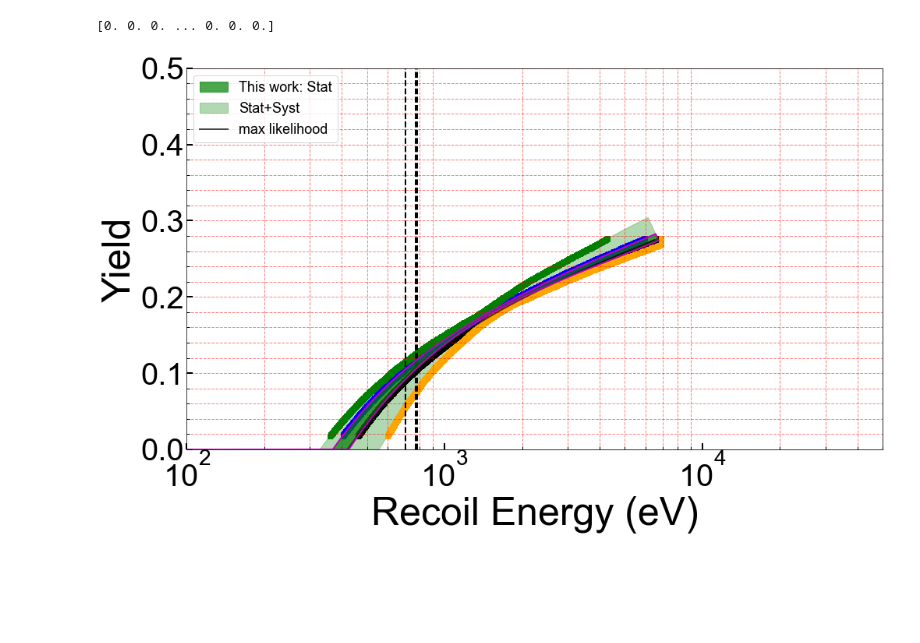
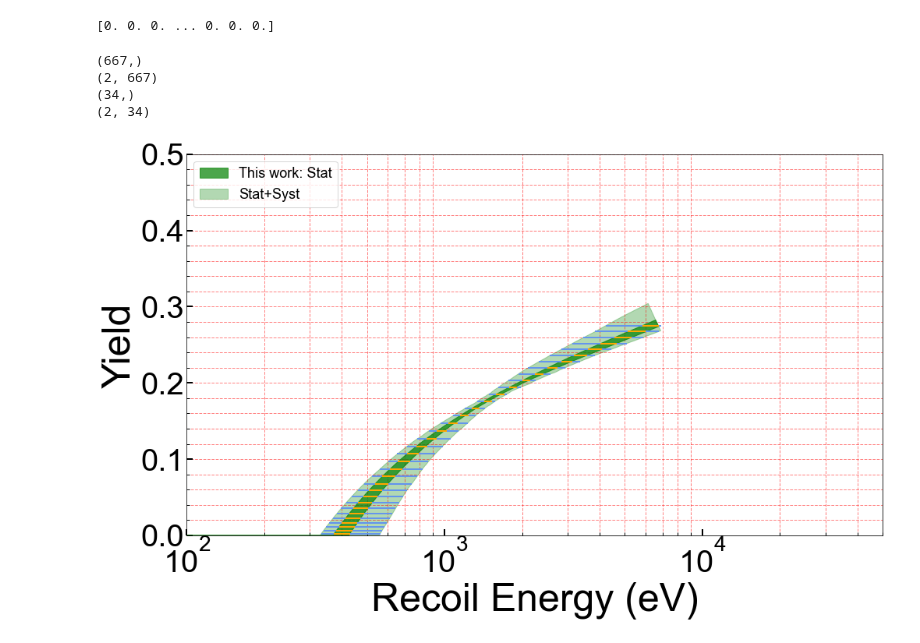
Before and after one commit to villano-lab/nrSiCap, a Jupyter notebook: 1-PRD_Figures/plot_final_yield.ipynb, the cells around one changed output. Cells and saved outputs as stored; diff of their text form; code cells hidden in the pictures; blank space fills up the shorter version.

```diff
--- a/1-PRD_Figures/plot_final_yield.ipynb
+++ b/1-PRD_Figures/plot_final_yield.ipynb
@@ -227,8 +227,8 @@ vEl_looseU = vEl_loose[cErange]
 vEh_looseU = vEh_loose[cErange]
 vEl_tightU = vEl_tight[cErange]
 vEh_tightU = vEh_tight[cErange]
-vExerr_looseU = [vErU-vEl_looseU,vEh_looseU-vErU]
-vExerr_tightU = [vErU-vEl_tightU,vEh_tightU-vErU]
+vExerr_looseU = np.asarray([vErU-vEl_looseU,vEh_looseU-vErU])
+vExerr_tightU = np.asarray([vErU-vEl_tightU,vEh_tightU-vErU])
 
 #get the yield
 vYU = ySor(vErU)
@@ -242,44 +242,57 @@ plot_alphas=[0.7,0.3]
 plot_zorders=[2,1,0]
 plot_labels=['This work: Stat','Stat+Syst']#,'+BurstSyst']
 
 vEr = np.linspace(400,6500,1000)
 #print(ySor(vEr))
 
 
-plt.axvline(783,color='k',linestyle="--")
-plt.axvline(774,color='k',linestyle="--")
-plt.axvline(706,color='k',linestyle="--")
+#plt.axvline(783,color='k',linestyle="--")
+#plt.axvline(774,color='k',linestyle="--")
+#plt.axvline(706,color='k',linestyle="--")
 plt.grid(color='r', linestyle='--', linewidth=1,axis="y",which="both",alpha=0.5)
 plt.grid(color='r', linestyle='--', linewidth=1,axis="x",which="Minor",alpha=0.5)
 
 for i,RQi in enumerate(RQss):
     Er_Ycalc_plot=np.concatenate((RQi['Er_Ycalc'][0][:1],RQi['Er_Ycalc'][1],RQi['Er_Ycalc'][0][-1:],RQi['Er_Ycalc'][2][::-1]))
     Ydist_plot=np.concatenate((RQi['Ydist'][0][:1],RQi['Ydist'][1],RQi['Ydist'][0][-1:],RQi['Ydist'][2][::-1]))
 
     plt.fill(Er_Ycalc_plot,Ydist_plot,color=plot_fill_colors[i],zorder=plot_zorders[i], alpha=plot_alphas[i], label=plot_labels[i])
 
-plt.plot(vEr,ySor(vEr),label="max likelihood",alpha=0.7,color='k')
-plt.plot(np.flip(tight_band[1001:2002]),ytight_high,color="m",linewidth=2)
-plt.plot(tight_band[0:1001],ytight_low,color="m",linewidth=2)
+#plt.plot(vEr,ySor(vEr),label="max likelihood",alpha=0.7,color='k')
+#plt.plot(np.flip(tight_band[1001:2002]),ytight_high,color="m",linewidth=2)
+#plt.plot(tight_band[0:1001],ytight_low,color="m",linewidth=2)
 
-plt.scatter(vEh_tight[400:1000],vY_tight[400:1000],color='k',marker='s')
-plt.scatter(vEl_tight[400:1000],vY_tight[400:1000],color='b',marker='s')
+#plt.scatter(vEh_tight[400:1000],vY_tight[400:1000],color='k',marker='s')
+#plt.scatter(vEl_tight[400:1000],vY_tight[400:1000],color='b',marker='s')
 
-plt.scatter(vEh_loose[400:1000],vY_loose[400:1000],color='orange',marker='s')
-plt.scatter(vEl_loose[400:1000],vY_loose[400:1000],color='green',marker='s')
+#plt.scatter(vEh_loose[400:1000],vY_loose[400:1000],color='orange',marker='s')
+#plt.scatter(vEl_loose[400:1000],vY_loose[400:1000],color='green',marker='s')
+
+n = 20
+print(np.shape(vErU))
+print(np.shape(vExerr_looseU))
+print(np.shape(vErU[1::n]))
+print(np.shape(vExerr_looseU[:,1::n]))
+
+plt.errorbar(vErU[1::n],vYU[1::n],xerr=vExerr_looseU[:,1::n],color='cornflowerblue',markersize='6',linestyle='none')
+plt.errorbar(vErU[1::n],vYU[1::n],xerr=vExerr_tightU[:,1::n],color='orange',markersize='6',linestyle='none')
 
 plt.ylabel("Yield")
 plt.xlabel("Recoil Energy (eV)")
 #plt.rc('xtick', labelsize=16) #fontsize of the x tick labels
 #plt.rc('ytick', labelsize=16) #fontsize of the y tick labels
 plt.xlim([100,50000])
 plt.ylim([0,0.5])
 plt.xscale('log')
 
 plt.legend(fontsize=18,loc='upper left')
 plt.show()
 # %% [output]
+(667,)
+(2, 667)
+(34,)
+(2, 34)
-[figure, old version]
+[figure, new version]
 # %%
 #let's do it in close to the xml format
 
```
